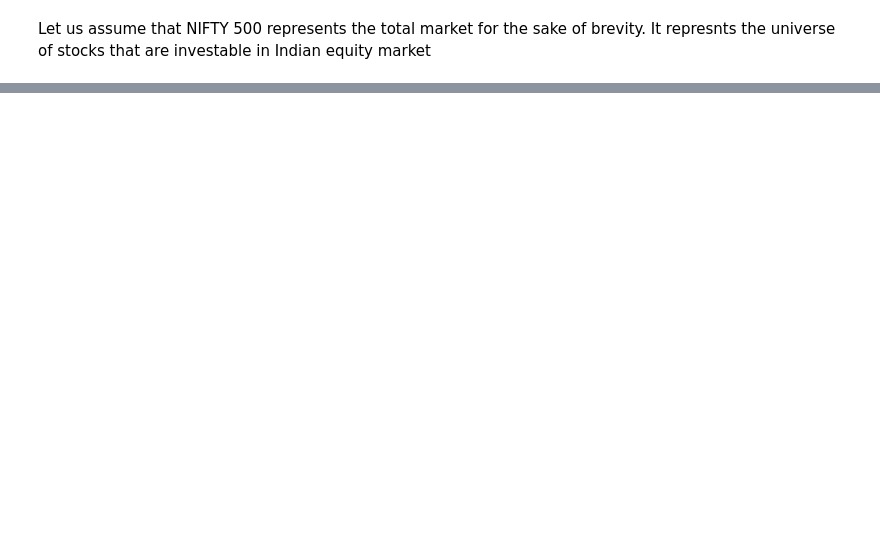
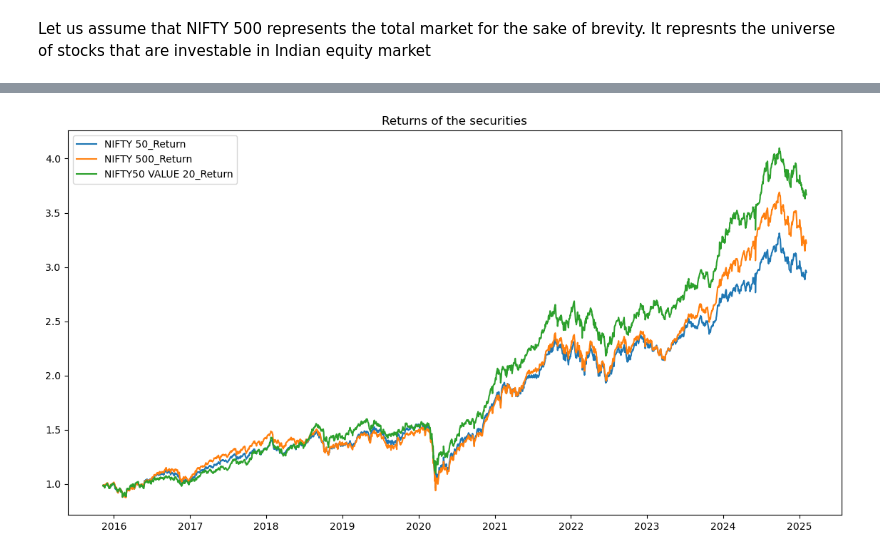
Before and after one commit to akhilesh84/pythonlab, a Jupyter notebook: Notebooks/Finance/Portfolio Construction with index funds.ipynb, the cells around one changed output, grey strips where cells are left out. Cells and saved outputs as stored; diff of their text form; code cells hidden in the pictures; blank space fills up the shorter version.

```diff
--- a/Notebooks/Finance/Portfolio Construction with index funds.ipynb
+++ b/Notebooks/Finance/Portfolio Construction with index funds.ipynb
@@ -117,0 +121,10 @@ volatilities
+# %%
+plt.figure(figsize=(14, 7))
+for column in master_data:
+    if 'Return' in column:
+        plt.plot(master_data[column].cumprod(), label=column)
+plt.legend()
+plt.title('Returns of the securities')
+plt.show()
+# %% [output]
+[figure, added]
```
Also changed, not shown: parts of 17 cells of this notebook, 4 other files.
